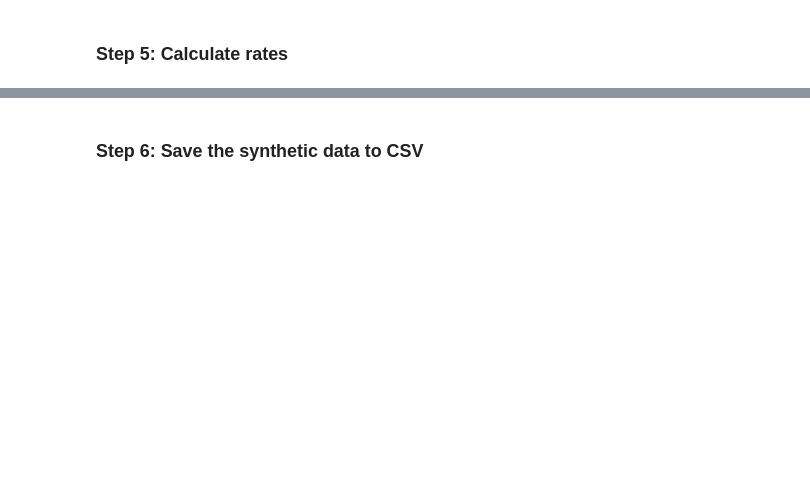
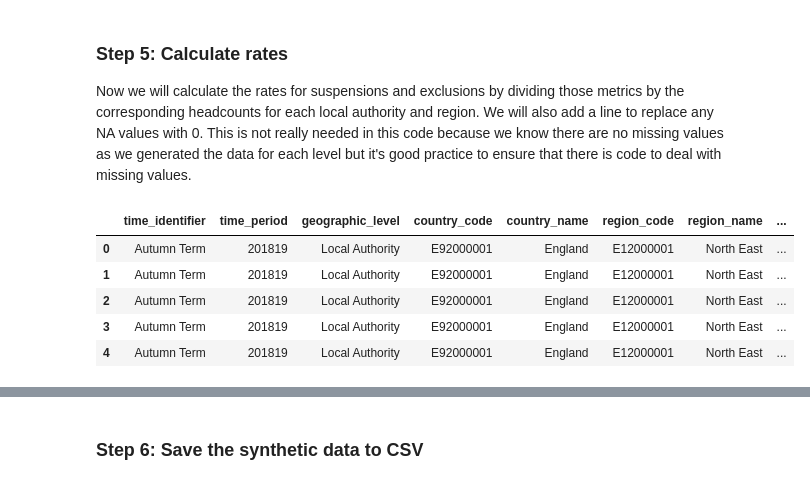
Before and after one commit to mzayeddfe/l6-ifcs-sum1-synthetic-data, a Jupyter notebook: susp_exc_data_analysis.ipynb, the cells around one changed output, grey strips where cells are left out. Cells and saved outputs as stored; diff of their text form; code cells hidden in the pictures; blank space fills up the shorter version.

```diff
--- a/susp_exc_data_analysis.ipynb
+++ b/susp_exc_data_analysis.ipynb
@@ -105,0 +50,19 @@ country_name = "England"
+# %%
+# Set random seed for reproducibility
+np.random.seed(42)
+
+#set up single value parameters
+
+#create a time identifier vairable
+time_identifier = "Autumn Term"
+
+# define geographic level
+geographic_levels = "Local Authority"
+
+#create country_code
+
+country_code = "E92000001"
+
+#create country name
+
+country_name = "England"
@@ -139,6 +353,27 @@ df.head()
 # %% [markdown]
 ### Step 5: Calculate rates
+
+Now we will calculate the rates for suspensions and exclusions by dividing those metrics by the corresponding headcounts for each local authority and region. We will also add a line to replace any NA values with 0. This is not really needed in this code because we know there are no missing values as we generated the data for each level but it's good practice to ensure that there is code to deal with missing values.
 # %%
-df["susp_rate"] = df["suspensions"] / df["headcount"]
-df["excl_rate"] = df["exclusions"] / df["headcount"]
+
+
+#calculate suspension and exclusion rate for the la data we created
+
+df["susp_rate"] = df["suspensions"]/df["headcount"]
+#fill na with 0
+df["susp_rate"] = df["susp_rate"].fillna(0)
+# do exclusion rate for the la data we created
+df["excl_rate"] = df["exclusions"]/df["headcount"]
+# fill na with 0
+df["excl_rate"] = df["excl_rate"].fillna(0)
+
+#check what the data looks like
+
 df.head()
+# %% [output]
+|  | time_identifier | time_period | geographic_level | country_code | country_name | region_code | region_name | ... |
+| 0 | Autumn Term | 201819 | Local Authority | E92000001 | England | E12000001 | North East | ... |
+| 1 | Autumn Term | 201819 | Local Authority | E92000001 | England | E12000001 | North East | ... |
+| 2 | Autumn Term | 201819 | Local Authority | E92000001 | England | E12000001 | North East | ... |
+| 3 | Autumn Term | 201819 | Local Authority | E92000001 | England | E12000001 | North East | ... |
+| 4 | Autumn Term | 201819 | Local Authority | E92000001 | England | E12000001 | North East | ... |
```
Also changed, not shown: parts of 15 cells of this notebook, 1 other file.
